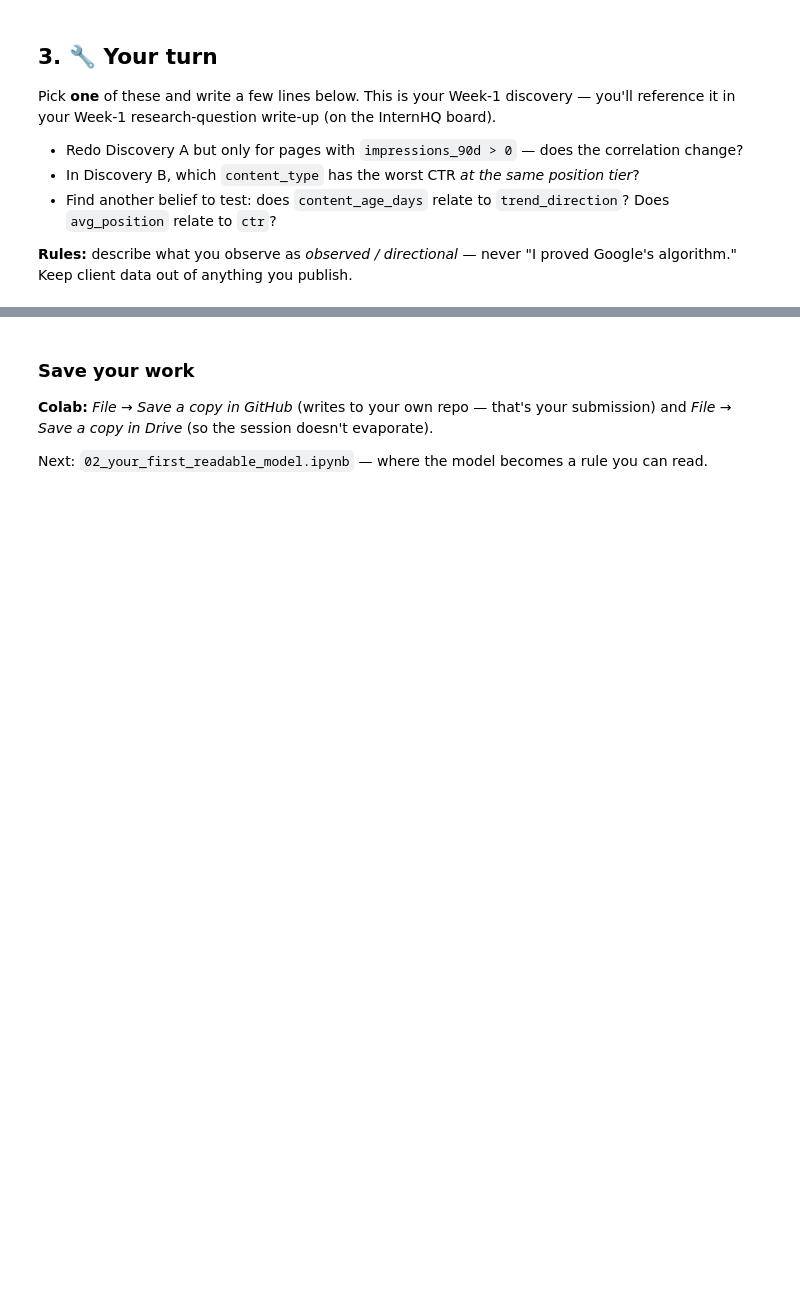
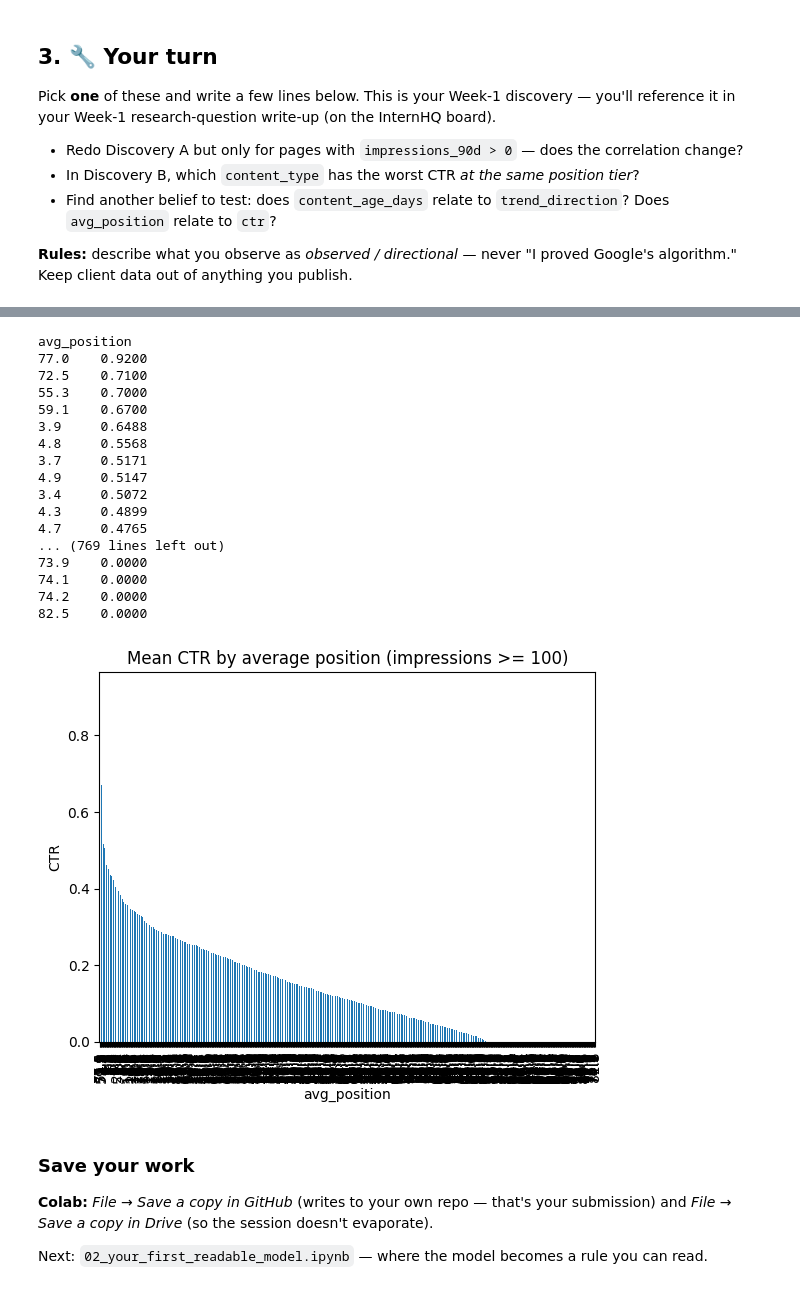
Before and after one commit to omarnezomero-tech/RC__Core-01, a Jupyter notebook: notebooks/01_first_look_and_discovery.ipynb, the cells around one changed output, grey strips where cells are left out. Cells and saved outputs as stored; diff of their text form; code cells hidden in the pictures; blank space fills up the shorter version.

```diff
--- a/notebooks/01_first_look_and_discovery.ipynb
+++ b/notebooks/01_first_look_and_discovery.ipynb
@@ -102,3 +180,27 @@ Pick **one** of these and write a few lines below. This is your Week-1 discovery
+# %%
+visible = df[df["impressions_90d"] >= 100]
+ctr_by_pos = visible.groupby("avg_position")["ctr"].mean().sort_values(ascending=False)
+print(ctr_by_pos.round(4).to_string())
+ctr_by_pos.plot(kind="bar", title="Mean CTR by average position (impressions >= 100)", ylabel="CTR");
+# %% [output]
+avg_position
+77.0    0.9200
+72.5    0.7100
+55.3    0.7000
+59.1    0.6700
+3.9     0.6488
+4.8     0.5568
+3.7     0.5171
+4.9     0.5147
+3.4     0.5072
+4.3     0.4899
+4.7     0.4765
+... (769 lines left out)
+73.9    0.0000
+74.1    0.0000
+74.2    0.0000
+82.5    0.0000
+[figure, added]
 # %% [markdown]
 ### Save your work
 **Colab:** *File → Save a copy in GitHub* (writes to your own repo — that's your submission) and *File → Save a copy in Drive* (so the session doesn't evaporate).
```
Also changed, not shown: parts of 11 cells of this notebook.
